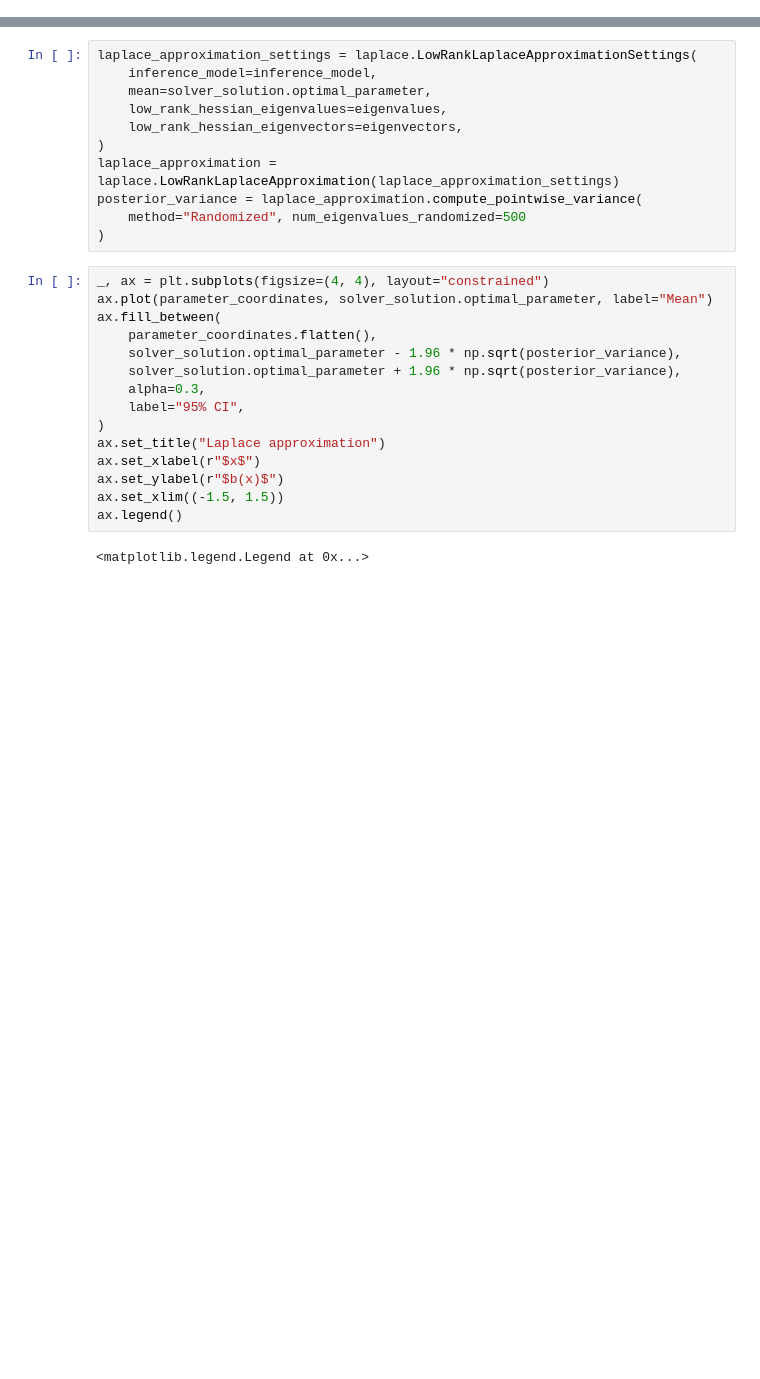
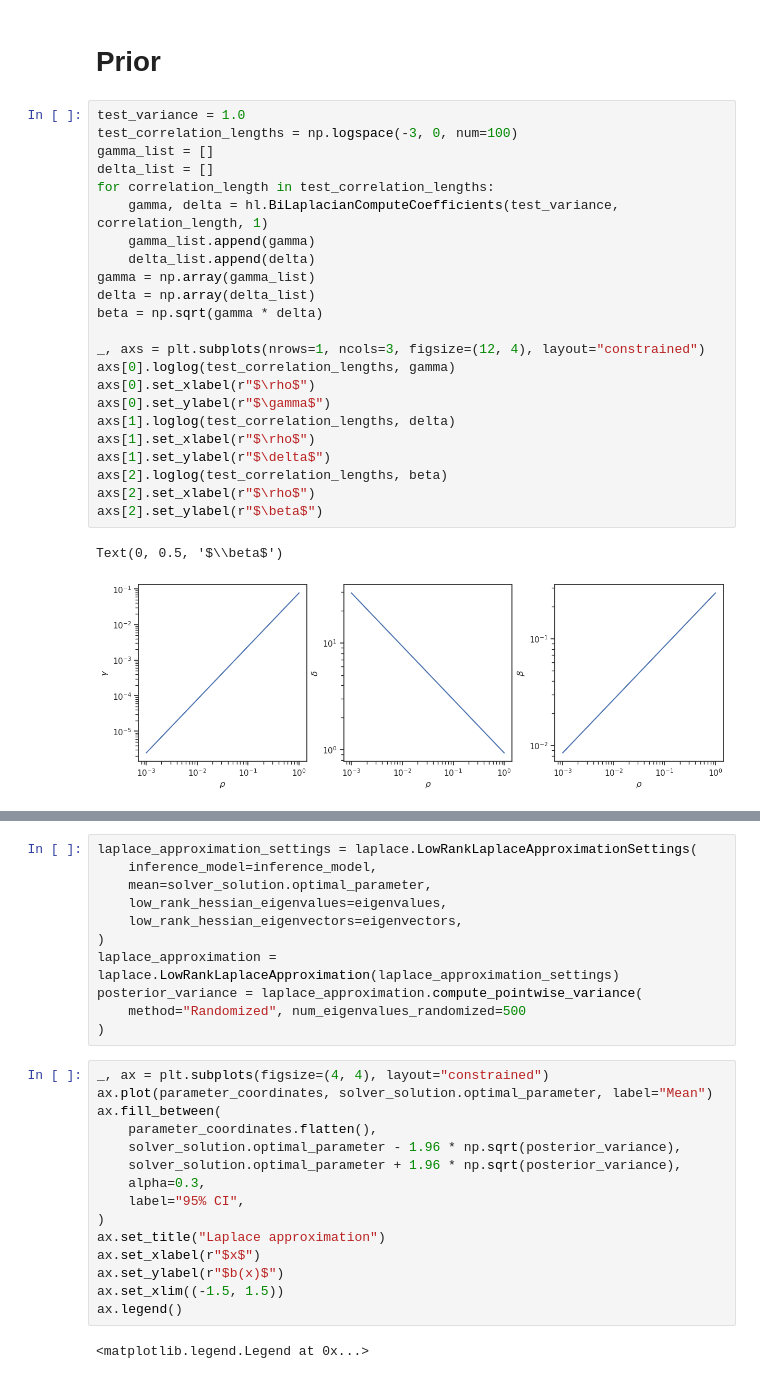
Before and after one commit to maximilian-kruse/SPIN, a Jupyter notebook: examples/1D_drift_mfpt.ipynb, the cells around one changed output, grey strips where cells are left out. Cells and saved outputs as stored; diff of their text form; blank space fills up the shorter version.

```diff
--- a/examples/1D_drift_mfpt.ipynb
+++ b/examples/1D_drift_mfpt.ipynb
@@ -79,3 +78,31 @@ Text(0, 0.5, '$g(x)$')
+# %% [markdown]
+# Prior
+# %%
+test_variance = 1.0
+test_correlation_lengths = np.logspace(-3, 0, num=100)
+gamma_list = []
+delta_list = []
+for correlation_length in test_correlation_lengths:
+    gamma, delta = hl.BiLaplacianComputeCoefficients(test_variance, correlation_length, 1)
+    gamma_list.append(gamma)
+    delta_list.append(delta)
+gamma = np.array(gamma_list)
+delta = np.array(delta_list)
+beta = np.sqrt(gamma * delta)
+
+_, axs = plt.subplots(nrows=1, ncols=3, figsize=(12, 4), layout="constrained")
+axs[0].loglog(test_correlation_lengths, gamma)
+axs[0].set_xlabel(r"$\rho$")
+axs[0].set_ylabel(r"$\gamma$")
+axs[1].loglog(test_correlation_lengths, delta)
+axs[1].set_xlabel(r"$\rho$")
+axs[1].set_ylabel(r"$\delta$")
+axs[2].loglog(test_correlation_lengths, beta)
+axs[2].set_xlabel(r"$\rho$")
+axs[2].set_ylabel(r"$\beta$")
+# %% [output]
+Text(0, 0.5, '$\\beta$')
+[figure, added]
 # %%
 prior_settings = prior.PriorSettings(
     function_space=spin_problem.function_space_parameters,
```
Also changed, not shown: parts of 23 cells of this notebook, 4 other files.
